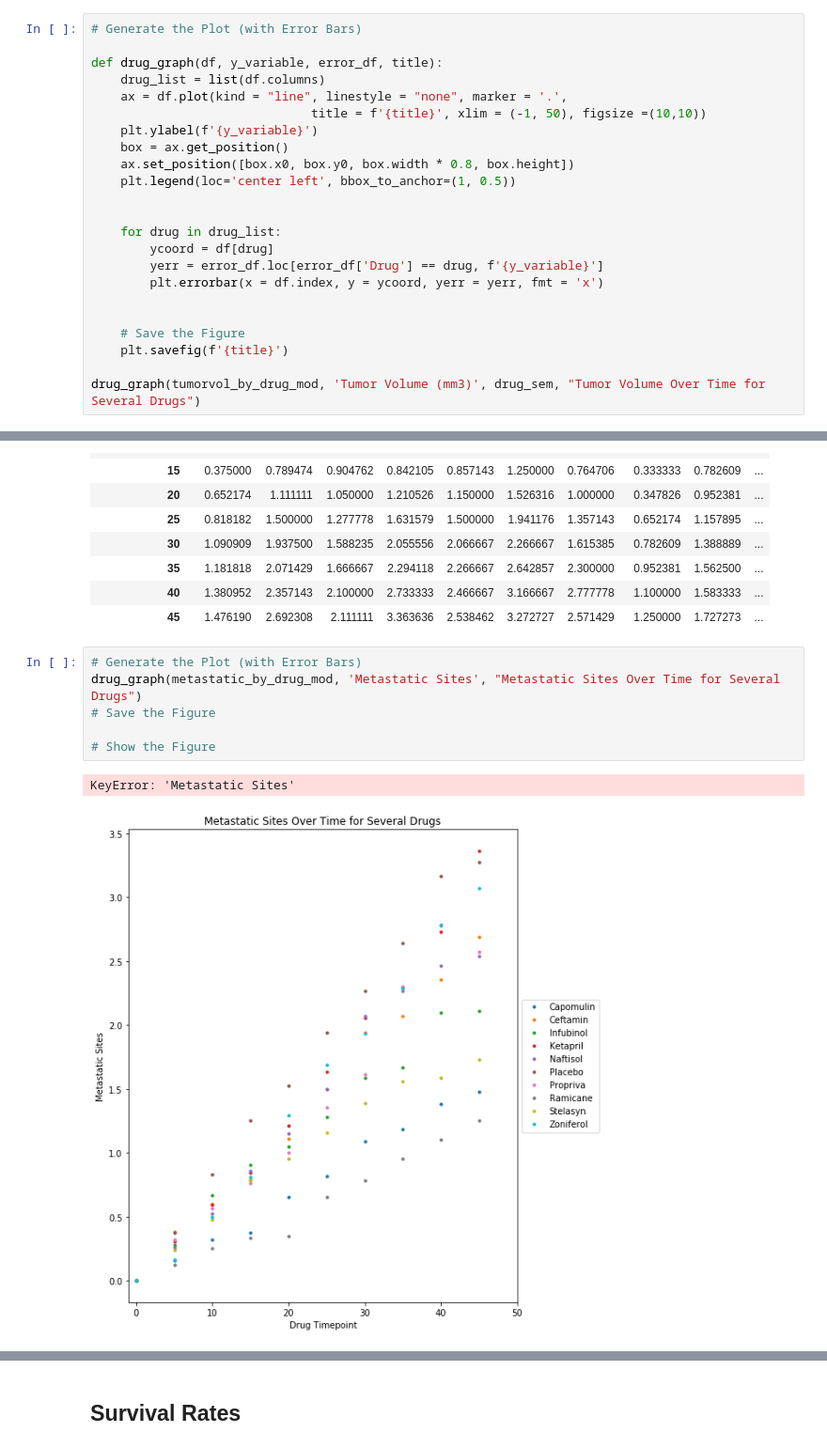
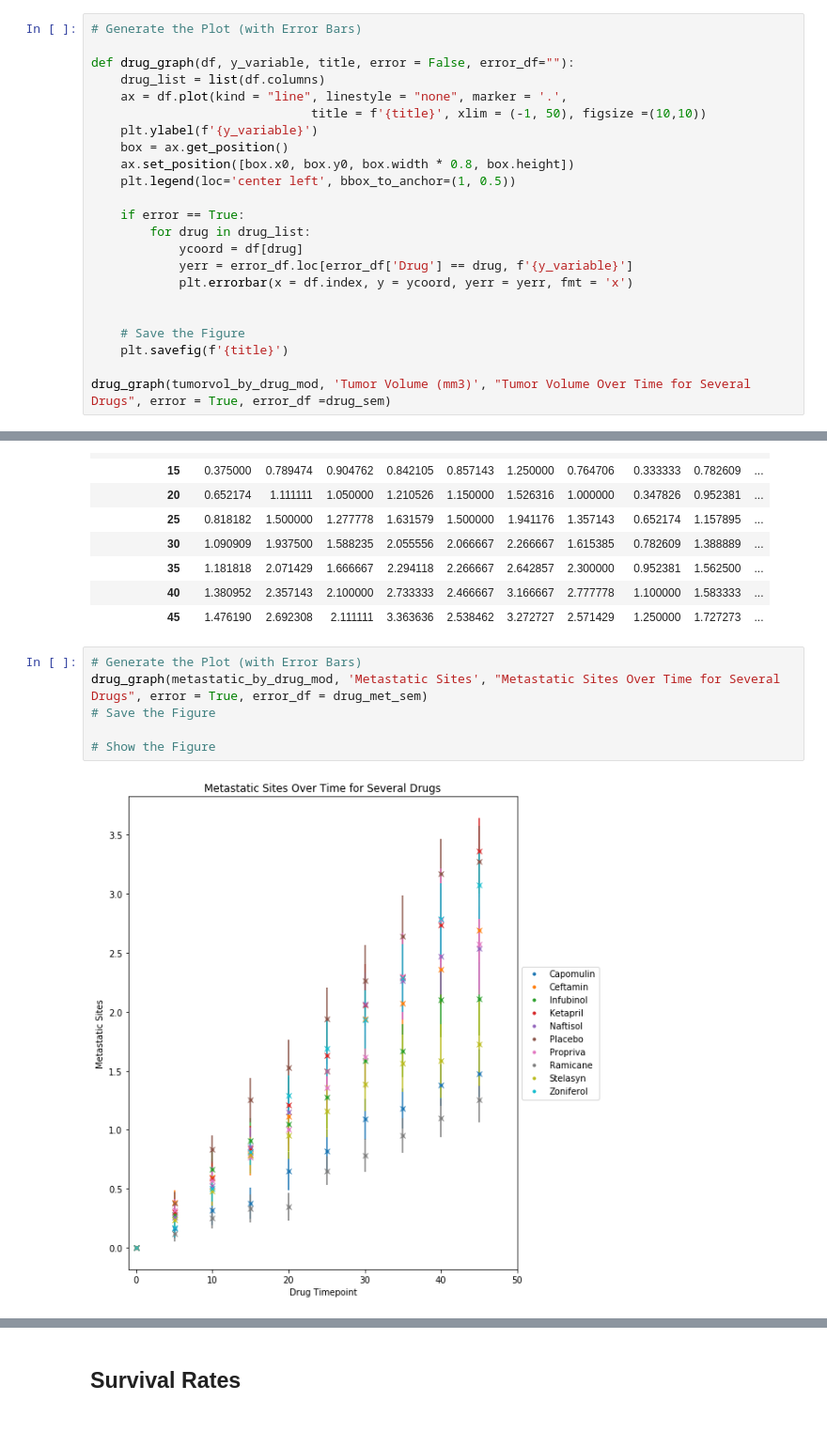
Before and after one commit to akfung/matplotlib-challenge, a Jupyter notebook: Pymaceuticals/pymaceuticals_starter.ipynb, the cells around one changed output, grey strips where cells are left out. Shown: that part at 94% size. Cells and saved outputs as stored; diff of their text form.

Commit message:
finished live mice over time section

```diff
--- a/Pymaceuticals/pymaceuticals_starter.ipynb
+++ b/Pymaceuticals/pymaceuticals_starter.ipynb
@@ -117,7 +117,7 @@ tumorvol_by_drug_mod
 # %%
 # Generate the Plot (with Error Bars)
 
-def drug_graph(df, y_variable, error_df, title):
+def drug_graph(df, y_variable, title, error = False, error_df=""):
     drug_list = list(df.columns)
     ax = df.plot(kind = "line", linestyle = "none", marker = '.',
                               title = f'{title}', xlim = (-1, 50), figsize =(10,10))
@@ -126,17 +126,17 @@ def drug_graph(df, y_variable, error_df, title):
     ax.set_position([box.x0, box.y0, box.width * 0.8, box.height])
     plt.legend(loc='center left', bbox_to_anchor=(1, 0.5))
 
-
-    for drug in drug_list:
-        ycoord = df[drug]
-        yerr = error_df.loc[error_df['Drug'] == drug, f'{y_variable}']
-        plt.errorbar(x = df.index, y = ycoord, yerr = yerr, fmt = 'x')
+    if error == True:
+        for drug in drug_list:
+            ycoord = df[drug]
+            yerr = error_df.loc[error_df['Drug'] == drug, f'{y_variable}']
+            plt.errorbar(x = df.index, y = ycoord, yerr = yerr, fmt = 'x')
 
 
     # Save the Figure
     plt.savefig(f'{title}')
 
-drug_graph(tumorvol_by_drug_mod, 'Tumor Volume (mm3)', drug_sem, "Tumor Volume Over Time for Several Drugs")
+drug_graph(tumorvol_by_drug_mod, 'Tumor Volume (mm3)', "Tumor Volume Over Time for Several Drugs", error = True, error_df =drug_sem)
 # %% [output]
 [figure]
 # %%
@@ -224,13 +224,12 @@ metastatic_by_drug_mod
 | 45 | 1.476190 | 2.692308 | 2.111111 | 3.363636 | 2.538462 | 3.272727 | 2.571429 | 1.250000 | 1.727273 | ... |
 # %%
 # Generate the Plot (with Error Bars)
-drug_graph(metastatic_by_drug_mod, 'Metastatic Sites', "Metastatic Sites Over Time for Several Drugs")
+drug_graph(metastatic_by_drug_mod, 'Metastatic Sites', "Metastatic Sites Over Time for Several Drugs", error = True, error_df = drug_met_sem)
 # Save the Figure
 
 # Show the Figure
 # %% [output]
-KeyError: 'Metastatic Sites'
-[figure, old version]
+[figure, new version]
 # %% [markdown]
 ![Metastatic Spread During Treatment](../Images/spread.png)
 # %% [markdown]
```
Also changed, not shown: parts of 4 cells of this notebook, 1 other file.
